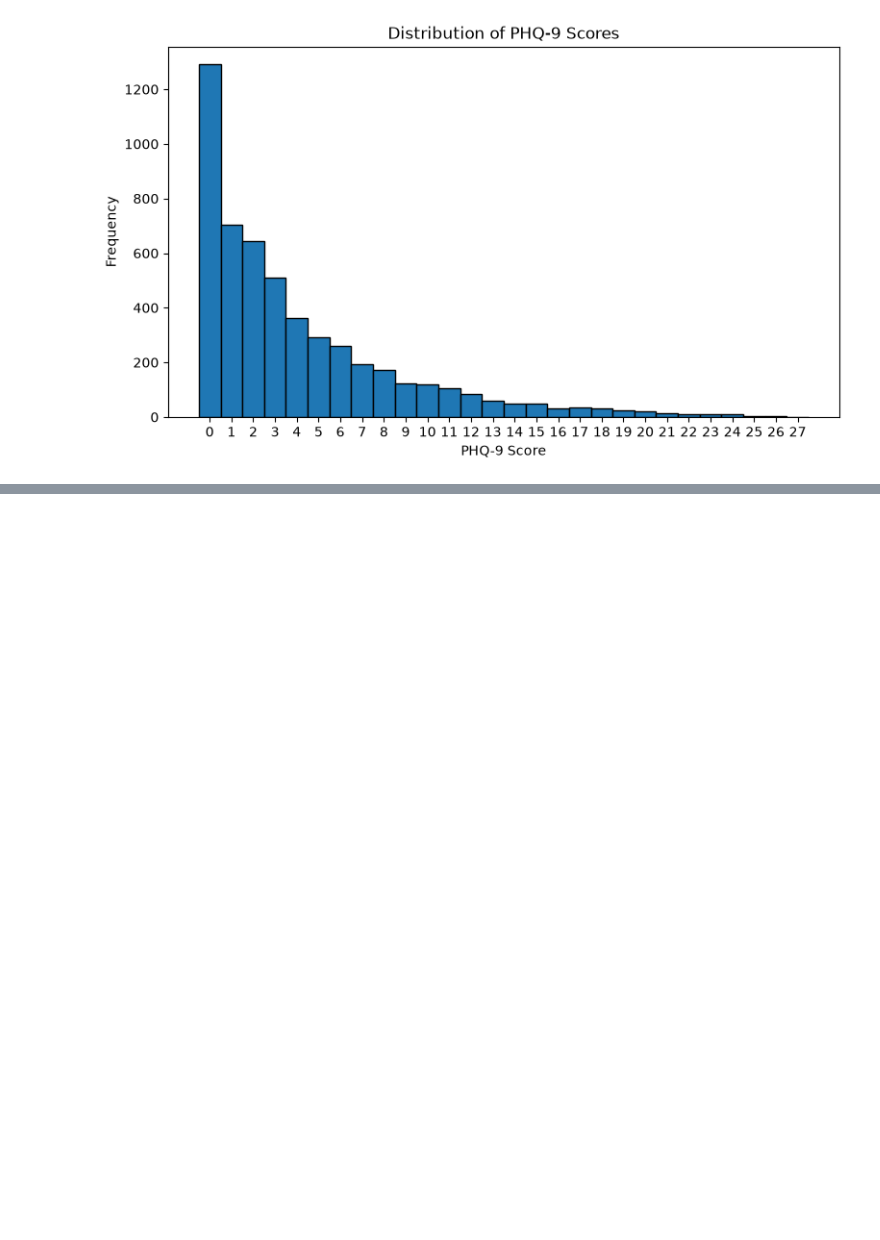
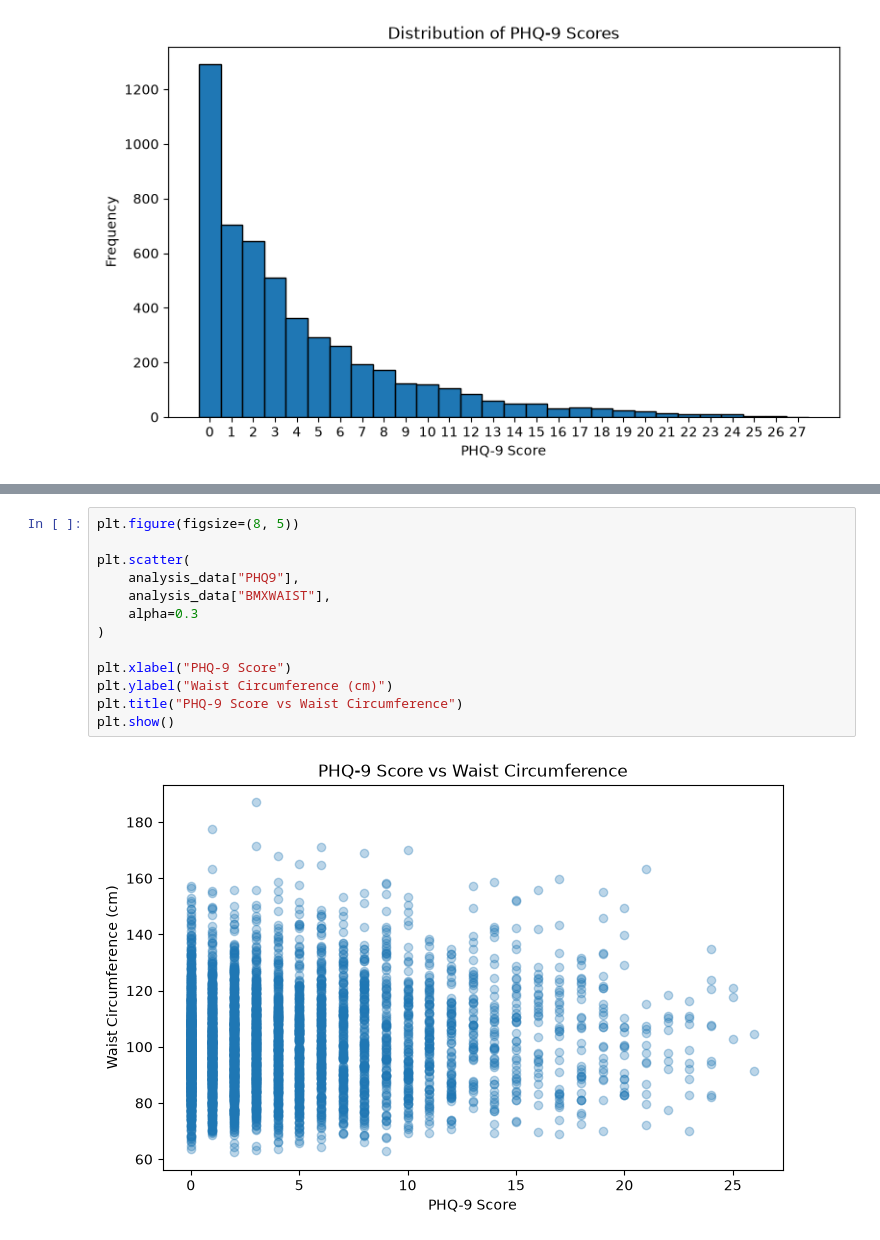
Before and after one commit to amir122884/nhanes-statistics-project, a Jupyter notebook: notebook/feasibility_check.ipynb, the cells around one changed output, grey strips where cells are left out. Saved outputs shown, nothing was run; the diff lists cells and outputs as text; blank space fills up the shorter version.

Commit message:
PHQ_9 and bmi as well as waist relation checked

```diff
--- a/notebook/feasibility_check.ipynb
+++ b/notebook/feasibility_check.ipynb
@@ -753,0 +807,15 @@ plt.show()
+# %%
+plt.figure(figsize=(8, 5))
+
+plt.scatter(
+    analysis_data["PHQ9"],
+    analysis_data["BMXWAIST"],
+    alpha=0.3
+)
+
+plt.xlabel("PHQ-9 Score")
+plt.ylabel("Waist Circumference (cm)")
+plt.title("PHQ-9 Score vs Waist Circumference")
+plt.show()
+# %% [output]
+[figure, added]
```
Also changed, not shown: parts of 7 cells of this notebook.
